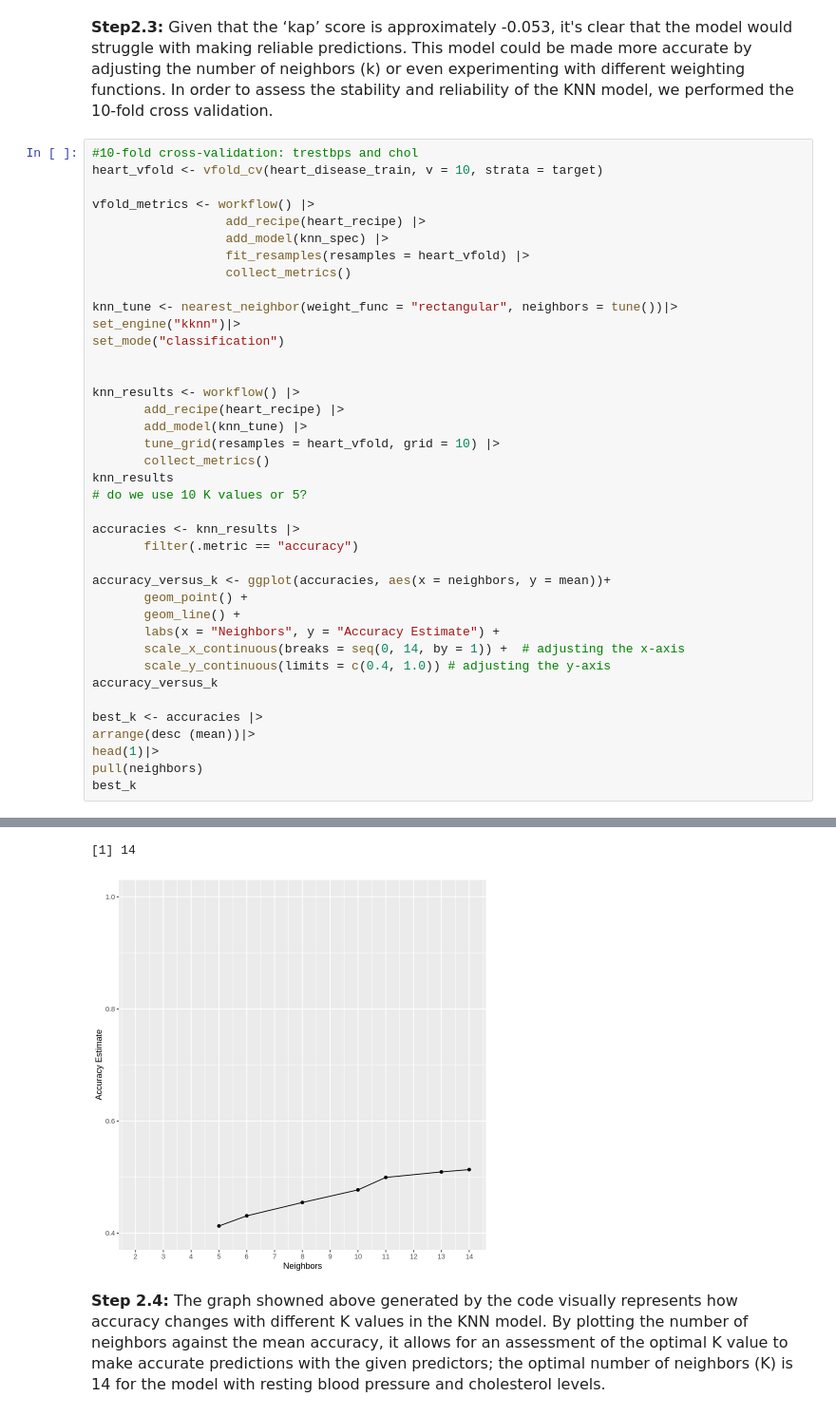
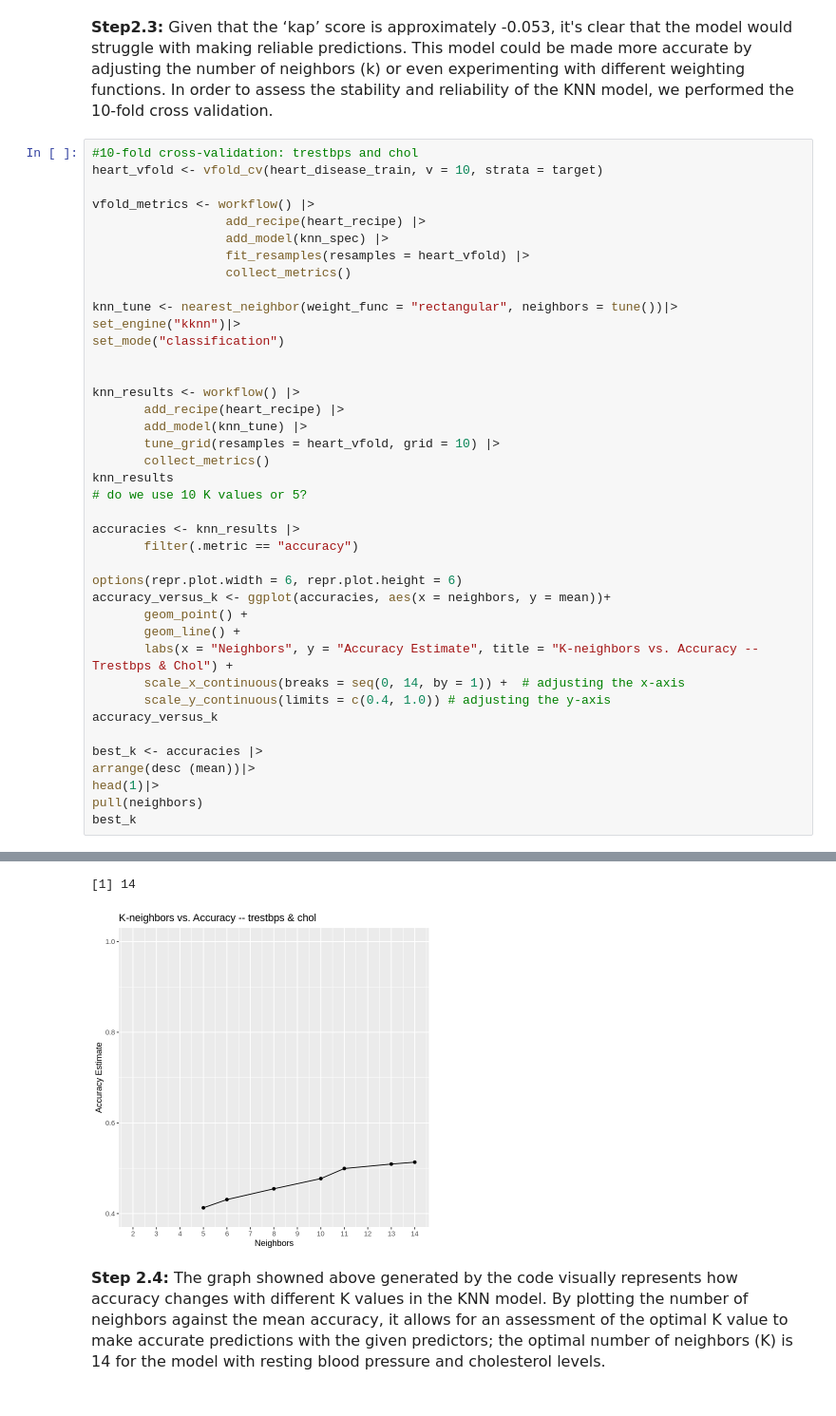
Before and after one commit to Kuiyun24z/DSCI-100-Project-, a Jupyter notebook: Final Project.ipynb, the cells around one changed output, grey strips where cells are left out. Shown at 95% size. Cells and saved outputs as stored; diff of their text form.

Commit message:
All completed version
Add the third model's discription, graph analysis, best k-value conclusion.

```diff
--- a/Final Project.ipynb
+++ b/Final Project.ipynb
@@ -236,10 +239,11 @@ knn_results
 accuracies <- knn_results |>
        filter(.metric == "accuracy")
 
+options(repr.plot.width = 6, repr.plot.height = 6)
 accuracy_versus_k <- ggplot(accuracies, aes(x = neighbors, y = mean))+
        geom_point() +
        geom_line() +
-       labs(x = "Neighbors", y = "Accuracy Estimate") +
+       labs(x = "Neighbors", y = "Accuracy Estimate", title = "K-neighbors vs. Accuracy -- Trestbps & Chol") +
        scale_x_continuous(breaks = seq(0, 14, by = 1)) +  # adjusting the x-axis
        scale_y_continuous(limits = c(0.4, 1.0)) # adjusting the y-axis
 accuracy_versus_k
@@ -266,34 +270,34 @@ There were issues with some computations   A: x1
 
 There were issues with some computations   A: x2
 
 There were issues with some computations   A: x3
 A tibble: 18 × 7
 | neighbors | .metric | .estimator | mean | n | std_err | .config |
 | <int> | <chr> | <chr> | <dbl> | <int> | <dbl> | <chr> |
 | 2 | accuracy | multiclass | 0.3093003 | 10 | 0.03583200 | Preprocessor1_Model1 |
 | 2 | roc_auc | hand_till | 0.5159135 | 10 | 0.01810832 | Preprocessor1_Model1 |
 | 3 | accuracy | multiclass | 0.3451336 | 10 | 0.02982420 | Preprocessor1_Model2 |
 | 3 | roc_auc | hand_till | 0.5183801 | 10 | 0.01821086 | Preprocessor1_Model2 |
 | 5 | accuracy | multiclass | 0.4128251 | 10 | 0.02234156 | Preprocessor1_Model3 |
 | 5 | roc_auc | hand_till | 0.5038236 | 10 | 0.02477016 | Preprocessor1_Model3 |
 | 6 | accuracy | multiclass | 0.4309773 | 10 | 0.03212516 | Preprocessor1_Model4 |
 | 6 | roc_auc | hand_till | 0.4799774 | 10 | 0.02978486 | Preprocessor1_Model4 |
 | 8 | accuracy | multiclass | 0.4547567 | 10 | 0.03228811 | Preprocessor1_Model5 |
 | 8 | roc_auc | hand_till | 0.4710276 | 10 | 0.02761958 | Preprocessor1_Model5 |
 | ... | ... | ... | ... | ... | ... | ... |
 | 11 | roc_auc | hand_till | 0.4945117 | 10 | 0.02857301 | Preprocessor1_Model7 |
 | 13 | accuracy | multiclass | 0.5092857 | 10 | 0.02250244 | Preprocessor1_Model8 |
 | 13 | roc_auc | hand_till | 0.4930952 | 10 | 0.03066204 | Preprocessor1_Model8 |
 | 14 | accuracy | multiclass | 0.5134171 | 10 | 0.02296253 | Preprocessor1_Model9 |
 | 14 | roc_auc | hand_till | 0.4885607 | 10 | 0.03020371 | Preprocessor1_Model9 |
 Warning message:
 “Removed 2 rows containing missing values or values outside the scale range
 (`geom_point()`).”
 Warning message:
 “Removed 2 rows containing missing values or values outside the scale range
 (`geom_line()`).”
 [1] 14
-[figure, old version]
+[figure, new version]
 # %% [markdown]
 <font size = 3> **Step 2.4:** The graph showned above generated by the code visually represents how accuracy changes with different K values in the KNN model. By plotting the number of neighbors against the mean accuracy, it allows for an assessment of the optimal K value to make accurate predictions with the given predictors; the optimal number of neighbors (K) is 14 for the model with resting blood pressure and cholesterol levels. </font>
 # %% [markdown]
```
Also changed, not shown: parts of 12 cells of this notebook.
